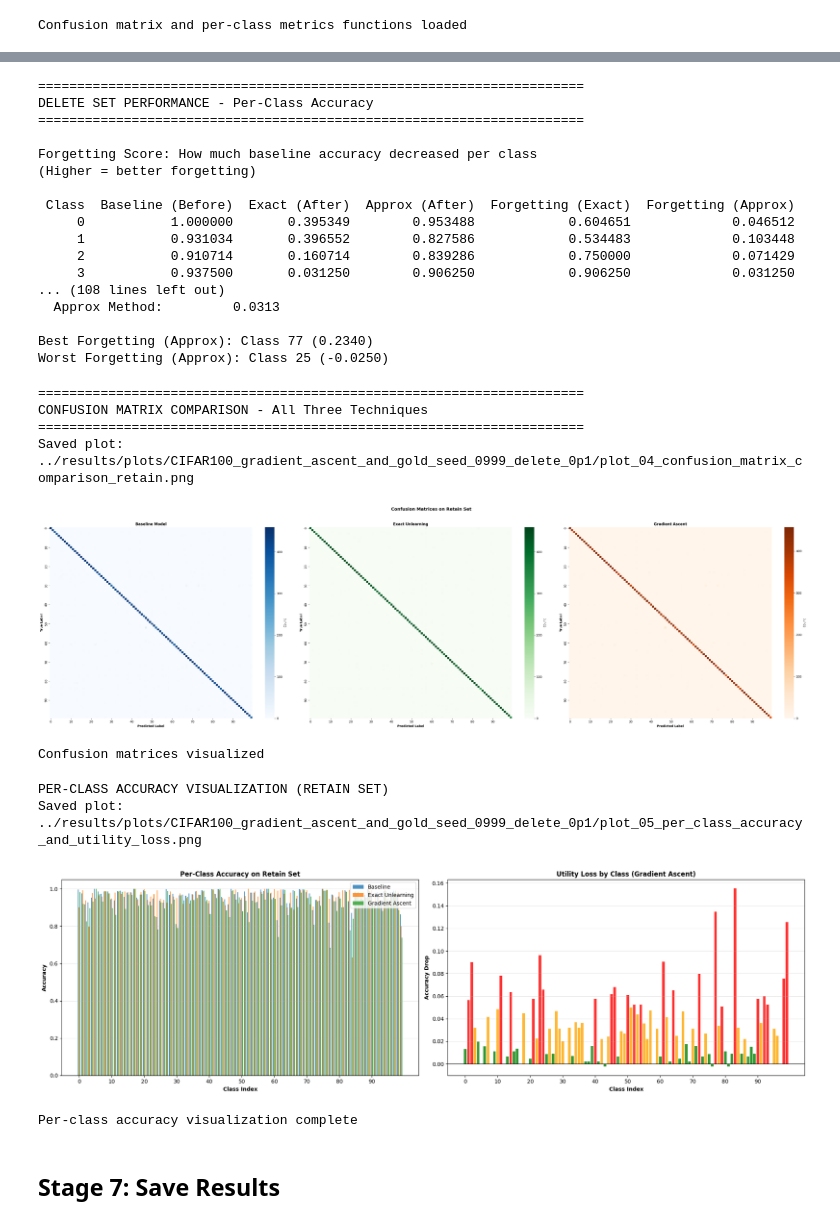
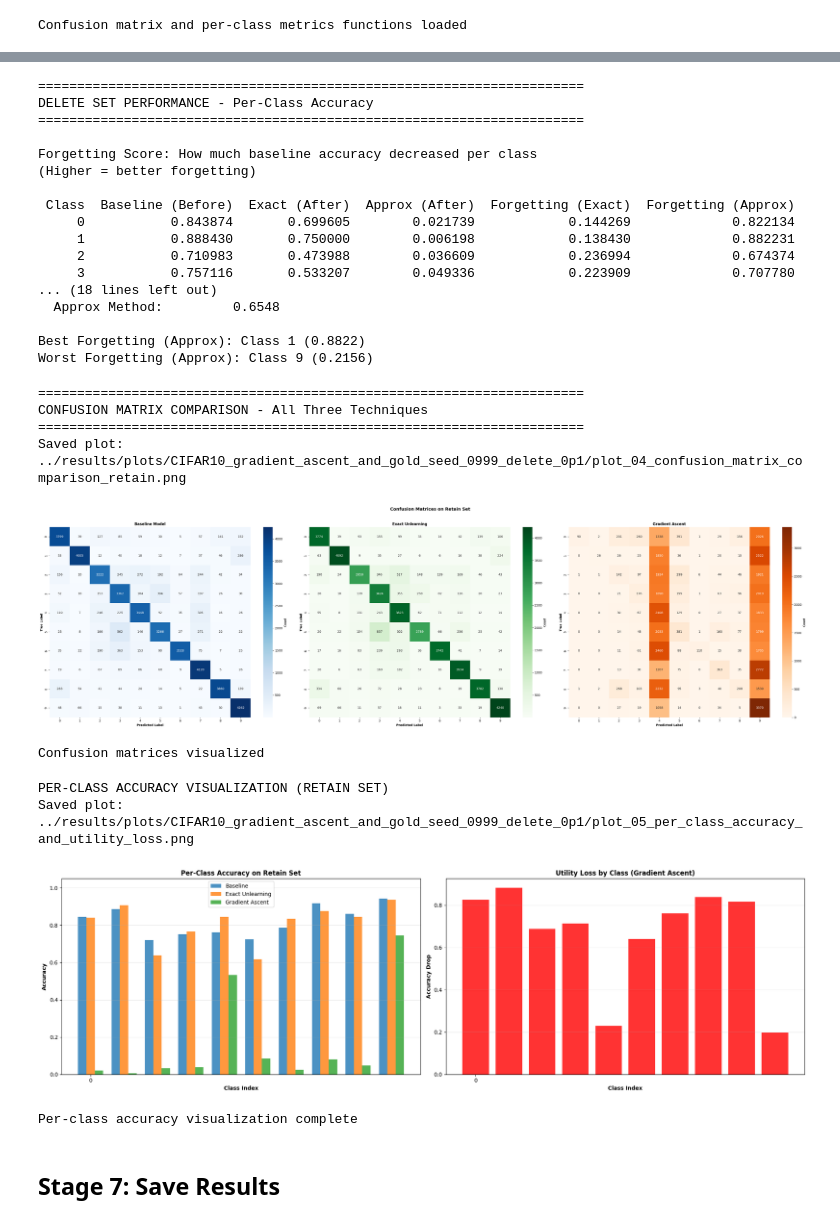
Before and after one commit to NinaAbeyratne/MU-Practice, a Jupyter notebook: notebooks/gradient_ascent_and_gold_model.ipynb, the cells around one changed output, grey strips where cells are left out. Drawn from its saved outputs; the diff is of its cells as text; code cells hidden in the pictures.

Commit message:
CIFAR10 Experiment Seed 999 and Delete Ratio 10

```diff
--- a/notebooks/gradient_ascent_and_gold_model.ipynb
+++ b/notebooks/gradient_ascent_and_gold_model.ipynb
@@ -44,8 +44,9 @@ BATCH_SIZE = 64
 LEARNING_RATE = 1e-3
 TRAIN_EPOCHS = 15
 LOSS_NAME = "CrossEntropyLoss"
-DATASET_TAG = "CIFAR100"
-NUM_CLASSES = 100  # CIFAR-100 has 100 classes
+DATASET_TAG = "CIFAR10"
+# NUM_CLASSES = 100  # CIFAR-100 has 100 classes
+NUM_CLASSES = 10  # CIFAR-10 has 10 classes
 
 # Set all random seeds for reproducibility
 np.random.seed(SEED)
@@ -66,6 +67,7 @@ print(f"Batch size:              {BATCH_SIZE}")
 print(f"Learning rate:           {LEARNING_RATE}")
 print(f"Training epochs:         {TRAIN_EPOCHS}")
 print(f"Loss:                    {LOSS_NAME}")
+print(f"Classes:                 {NUM_CLASSES}")
 print(f"Device:                  {device}")
 print(f"{'=' * 70}\n")
 # %% [output]
@@ -114,8 +117,10 @@ transform = transforms.Compose([
 
 # CIFAR-100 loading
 print(f"Loading {DATASET_TAG} dataset...")
-train_dataset = datasets.CIFAR100(root='./data', train=True, download=True, transform=transform)
-test_dataset = datasets.CIFAR100(root='./data', train=False, download=True, transform=transform)
+train_dataset = datasets.CIFAR10(root='./data', train=True, download=True, transform=transform)
+test_dataset = datasets.CIFAR10(root='./data', train=False, download=True, transform=transform)
+# train_dataset = datasets.CIFAR100(root='./data', train=True, download=True, transform=transform)
+# test_dataset = datasets.CIFAR100(root='./data', train=False, download=True, transform=transform)
 
 print(f"Full training data:      {len(train_dataset)}")
 print(f"Holdout test data:       {len(test_dataset)}")
@@ -139,8 +144,10 @@ class SimpleCNN(nn.Module):
             nn.Flatten(),
             # nn.Linear(5408, 10),     # Original for MNIST with 28x28 input
             # CIFAR-10 input 32x32 -> conv(3x3) gives 30x30 -> pool gives 15x15; 32*15*15 = 7200
-            # nn.Linear(7200, 10),
-            nn.Linear(7200, 100), # Changed 10 to 100 for CIFAR-100 (100 classes instead of 10
+            nn.Linear(7200, NUM_CLASSES),
+            # CIFAR-100 has 100 classes instead of 10
+            # nn.Linear(7200, 100),
+            # Changed 10 to 100 for CIFAR-100 (100 classes instead of 10
         )
 
     def forward(self, x):
@@ -947,15 +958,15 @@ Forgetting Score: How much baseline accuracy decreased per class
 (Higher = better forgetting)
 
  Class  Baseline (Before)  Exact (After)  Approx (After)  Forgetting (Exact)  Forgetting (Approx)
-     0           1.000000       0.395349        0.953488            0.604651             0.046512
-     1           0.931034       0.396552        0.827586            0.534483             0.103448
-     2           0.910714       0.160714        0.839286            0.750000             0.071429
-     3           0.937500       0.031250        0.906250            0.906250             0.031250
-... (108 lines left out)
-  Approx Method:         0.0313
+     0           0.843874       0.699605        0.021739            0.144269             0.822134
+     1           0.888430       0.750000        0.006198            0.138430             0.882231
+     2           0.710983       0.473988        0.036609            0.236994             0.674374
+     3           0.757116       0.533207        0.049336            0.223909             0.707780
+... (18 lines left out)
+  Approx Method:         0.6548
 
-Best Forgetting (Approx): Class 77 (0.2340)
-Worst Forgetting (Approx): Class 25 (-0.0250)
+Best Forgetting (Approx): Class 1 (0.8822)
+Worst Forgetting (Approx): Class 9 (0.2156)
 # %%
 print("\n" + "="*70)
 print("CONFUSION MATRIX COMPARISON - All Three Techniques")
@@ -978,8 +989,8 @@ print("Confusion matrices visualized")
 ======================================================================
 CONFUSION MATRIX COMPARISON - All Three Techniques
 ======================================================================
-Saved plot: ../results/plots/CIFAR100_gradient_ascent_and_gold_seed_0999_delete_0p1/plot_04_confusion_matrix_comparison_retain.png
+Saved plot: ../results/plots/CIFAR10_gradient_ascent_and_gold_seed_0999_delete_0p1/plot_04_confusion_matrix_comparison_retain.png
-[figure, old version]
+[figure, new version]
 Confusion matrices visualized
 # %%
 print("\nPER-CLASS ACCURACY VISUALIZATION (RETAIN SET)")
@@ -988,13 +999,17 @@ print("\nPER-CLASS ACCURACY VISUALIZATION (RETAIN SET)")
 fig, (ax1, ax2) = plt.subplots(1, 2, figsize=(20, 6))
 
 # Plot 1: Per-class accuracy for all three methods
-classes = list(range(100))
+classes = list(range(10))
+# classes = list(range(100))
 x = np.arange(len(classes))
 width = 0.25
 
-baseline_accs = [baseline_per_class[d] for d in range(100)]
-exact_accs = [exact_per_class[d] for d in range(100)]
-approx_accs = [approx_per_class[d] for d in range(100)]
+baseline_accs = [baseline_per_class[d] for d in range(10)]
+exact_accs = [exact_per_class[d] for d in range(10)]
+approx_accs = [approx_per_class[d] for d in range(10)]
+# baseline_accs = [baseline_per_class[d] for d in range(100)]
+# exact_accs = [exact_per_class[d] for d in range(100)]
+# approx_accs = [approx_per_class[d] for d in range(100)]
 
 ax1.bar(x - width, baseline_accs, width, label='Baseline', alpha=0.8)
 ax1.bar(x, exact_accs, width, label='Exact Unlearning', alpha=0.8)
@@ -1002,36 +1017,37 @@ ax1.bar(x + width, approx_accs, width, label='Gradient Ascent', alpha=0.8)
 
 ax1.set_xlabel('Class Index', fontweight='bold')
 ax1.set_ylabel('Accuracy', fontweight='bold')
 ax1.set_title('Per-Class Accuracy on Retain Set', fontweight='bold')
 # Show every 10th class label for readability
 ax1.set_xticks(x[::10])
 ax1.set_xticklabels(classes[::10])
 ax1.legend()
 ax1.grid(axis='y', alpha=0.3)
 ax1.set_ylim([0, 1.05])
 
 # Plot 2: Utility Loss (how much each class dropped with gradient ascent)
-utility_losses = [baseline_per_class[d] - approx_per_class[d] for d in range(100)]
+utility_losses = [baseline_per_class[d] - approx_per_class[d] for d in range(10)]
+# utility_losses = [baseline_per_class[d] - approx_per_class[d] for d in range(100)]
 colors = ['red' if loss > 0.05 else 'orange' if loss > 0.02 else 'green' for loss in utility_losses]
 ax2.bar(classes, utility_losses, color=colors, alpha=0.8)
 
 ax2.set_xlabel('Class Index', fontweight='bold')
 ax2.set_ylabel('Accuracy Drop', fontweight='bold')
 ax2.set_title('Utility Loss by Class (Gradient Ascent)', fontweight='bold')
 # Show every 10th class label for readability
 ax2.set_xticks(classes[::10])
 ax2.grid(axis='y', alpha=0.3)
 ax2.axhline(y=0, color='black', linestyle='-', linewidth=0.8)
 
 plt.tight_layout()
 save_plot(fig, "plot_05_per_class_accuracy_and_utility_loss.png")
 plt.show()
 
 print("Per-class accuracy visualization complete")
 # %% [output]
 PER-CLASS ACCURACY VISUALIZATION (RETAIN SET)
-Saved plot: ../results/plots/CIFAR100_gradient_ascent_and_gold_seed_0999_delete_0p1/plot_05_per_class_accuracy_and_utility_loss.png
+Saved plot: ../results/plots/CIFAR10_gradient_ascent_and_gold_seed_0999_delete_0p1/plot_05_per_class_accuracy_and_utility_loss.png
-[figure, old version]
+[figure, new version]
 Per-class accuracy visualization complete
 # %% [markdown]
 ## Stage 7: Save Results
```
Also changed, not shown: parts of 19 cells of this notebook, 31 other files.
